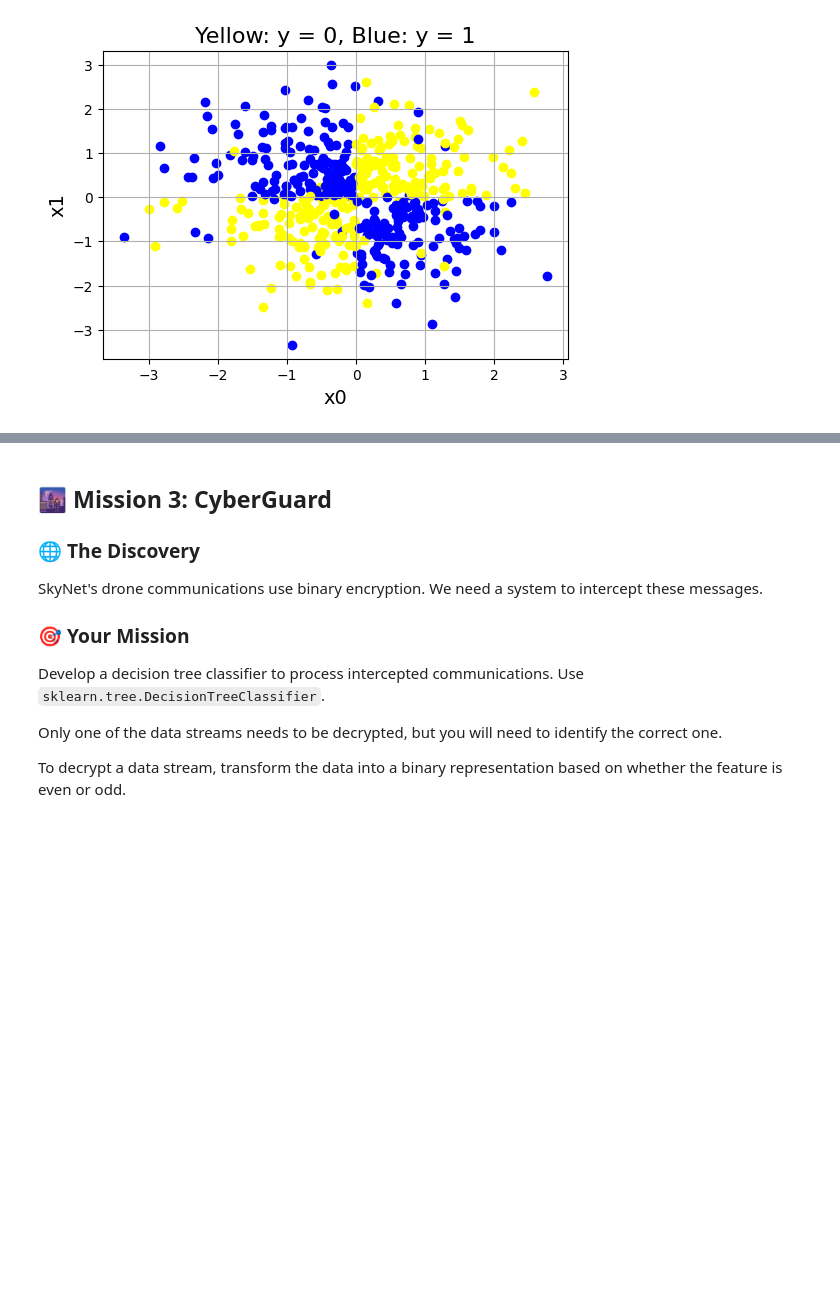
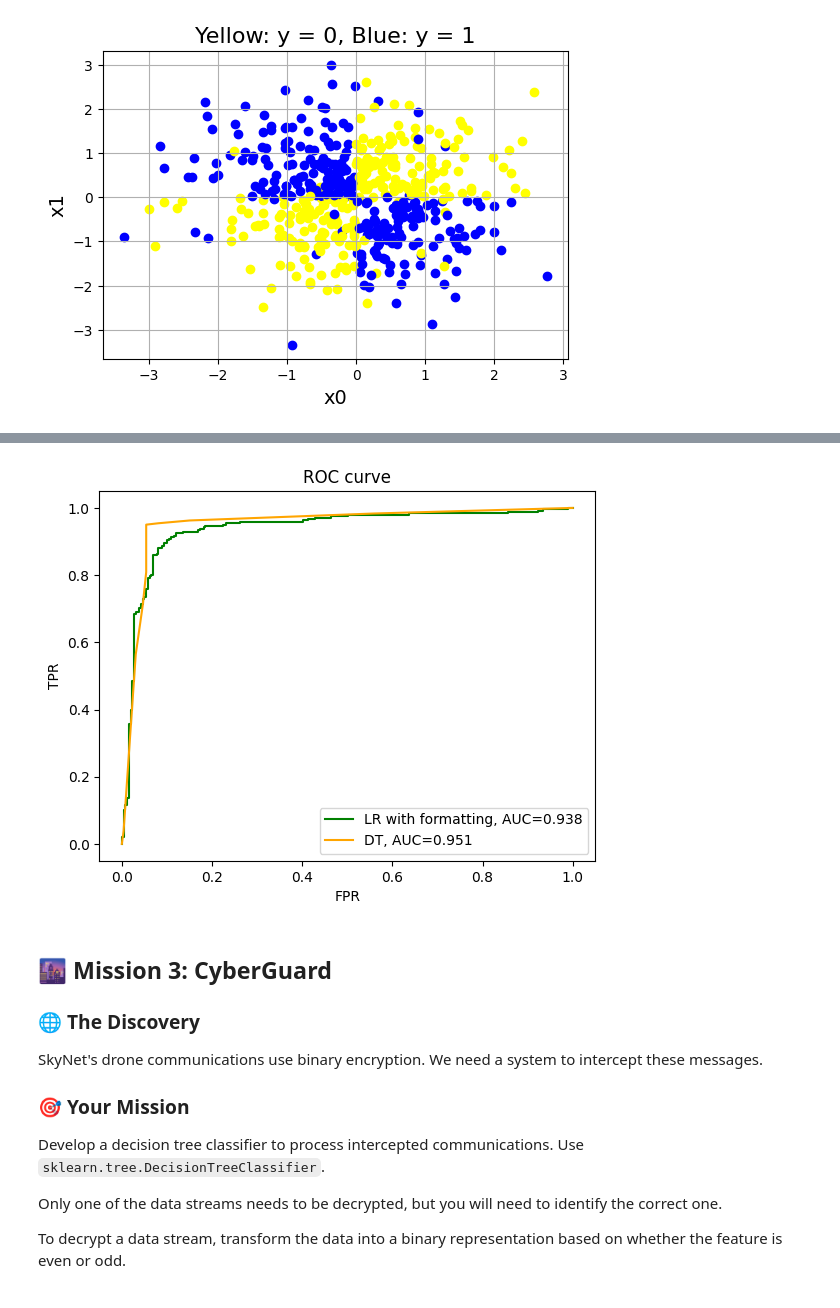
Before and after one commit to amundhby/IntroML-Prosjekt1, a Jupyter notebook: Assignment1/Chapter_1.ipynb, the cells around one changed output, grey strips where cells are left out. Drawn from its saved outputs; the diff is of its cells as text; code cells hidden in the pictures; blank space fills up the shorter version.

```diff
--- a/Assignment1/Chapter_1.ipynb
+++ b/Assignment1/Chapter_1.ipynb
@@ -243,3 +295,25 @@ The accuracy after training the formatted data is 0.906.
+# %%
+from sklearn.metrics import roc_curve, auc
+
+x_test, y_test = build_model(test, True)
+lin_model = np.matmul(x_test, log_reg_formatted.weights) + log_reg_formatted.bias
+LR_prob = 1.0 / (1.0 + np.exp(-lin_model))
+
+FPR_LR, TPR_LR, _ = roc_curve(y_test_DT, LR_prob)
+FPR_DT, TPR_DT, _ = roc_curve(y_test_DT, DT_prob)
+AUC_LR = auc(FPR_LR, TPR_LR)
+AUC_DT = auc(FPR_DT, TPR_DT)
+
+plt.figure()
+plt.plot(FPR_LR, TPR_LR, color='green', label=f'LR with formatting, AUC={AUC_LR:.3f}')
+plt.plot(FPR_DT, TPR_DT, color='orange', label=f'DT, AUC={AUC_DT:.3f}')
+plt.xlabel('FPR')
+plt.ylabel('TPR')
+plt.title('ROC curve')
+plt.legend()
+plt.show()
+# %% [output]
+[figure, added]
 # %% [markdown]
 ## 🌆 Mission 3: CyberGuard
 
```
Also changed, not shown: parts of 7 cells of this notebook.
